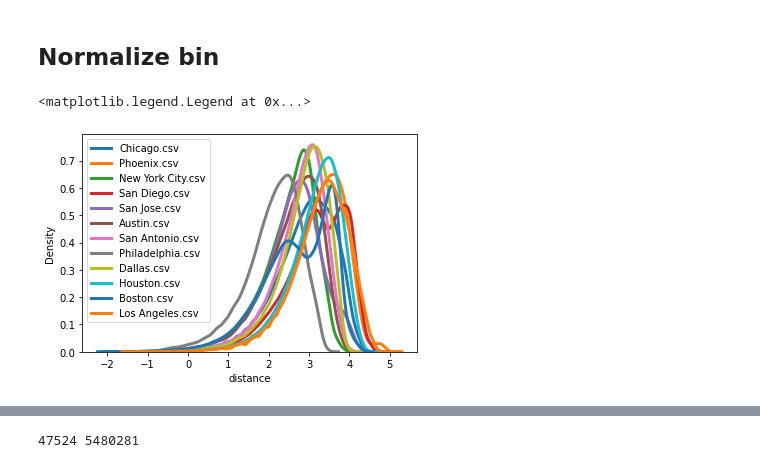
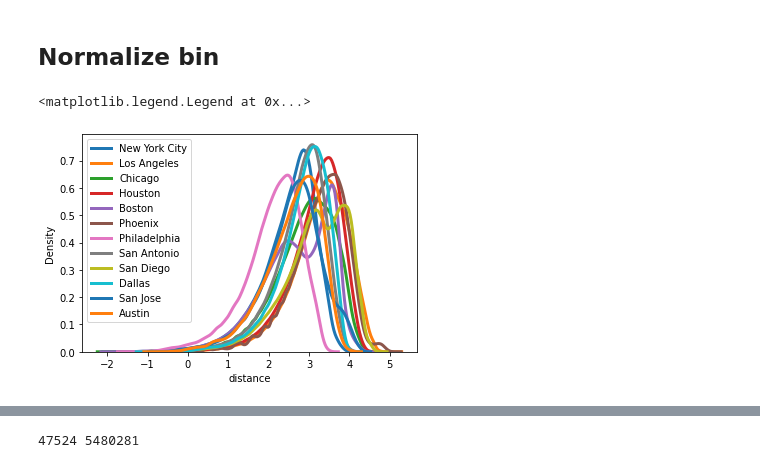
Before and after one commit to yuribogomolov/sttn, a Jupyter notebook: notebooks/f(d)_gravity_model.ipynb, the cells around one changed output, grey strips where cells are left out. Saved outputs shown, nothing was run; the diff lists cells and outputs as text; code cells hidden in the pictures.

```diff
--- a/notebooks/f(d)_gravity_model.ipynb
+++ b/notebooks/f(d)_gravity_model.ipynb
@@ -104,17 +105,14 @@ Dallas
 San Jose
 Austin
 # %%
-cities = os.listdir('cities/')
-
-for city in cities:
-    if '.csv' in city:
-        df0 = pd.read_csv('S000/%s'%city)
-        df1 = pd.read_csv('SE01/%s'%city)
-        df3 = pd.read_csv('SE03/%s'%city)
-        df0.rename(columns={'jobs':'S000jobs', 'residence':'S000residence','flow':'S000flow'}, inplace=True)
-        df1.rename(columns={'jobs':'SE01jobs', 'residence':'SE01residence','flow':'SE01flow'}, inplace=True)
-        df3.rename(columns={'jobs':'SE03jobs', 'residence':'SE03residence','flow':'SE03flow'}, inplace=True)
-        df0.merge(df1,on=['origin','destination','distance'],how='outer').merge(df3,on=['origin','destination','distance'],how='outer').to_csv('income/%s'%city, index=False)
+for city, state, conties in cities:
+    df0 = pd.read_csv(f'S000/{city}.csv')
+    df1 = pd.read_csv(f'SE01/{city}.csv')
+    df3 = pd.read_csv(f'SE03/{city}.csv')
+    df0.rename(columns={'jobs':'S000jobs', 'residence':'S000residence','flow':'S000flow'}, inplace=True)
+    df1.rename(columns={'jobs':'SE01jobs', 'residence':'SE01residence','flow':'SE01flow'}, inplace=True)
+    df3.rename(columns={'jobs':'SE03jobs', 'residence':'SE03residence','flow':'SE03flow'}, inplace=True)
+    df0.merge(df1,on=['origin','destination','distance'],how='outer').merge(df3,on=['origin','destination','distance'],how='outer').to_csv(f'income/{city}.csv', index=False)
 # %% [markdown]
 # baseline
 # %% [markdown]
@@ -161,21 +159,16 @@ def unconstrained_bucked_constant_kpredict(test,target,k,binf):
     return test
 # %% [markdown]
 ## Normalize bin
-# %%
-cities = os.listdir('cities/')
-citiesDir = 'cities/'
-import seaborn as sns
 # %%
-for city in cities:
-    if '.csv' in city:
-        df = pd.read_csv(citiesDir+city)
-        sns.distplot(np.log(df.distance), hist = False, kde = True,
-             kde_kws = {'linewidth': 3},
-             label = city)
+for city, state, conties in cities:
+    df = pd.read_csv(f'income/{city}.csv')
+    sns.distplot(np.log(df.distance), hist = False, kde = True,
+         kde_kws = {'linewidth': 3},
+         label = city)
 plt.legend()
 # %% [output]
 <matplotlib.legend.Legend at 0x...>
-[figure, old version]
+[figure, new version]
 # %%
 minValue = []
 maxValue = []
```
Also changed, not shown: parts of 7 cells of this notebook.
